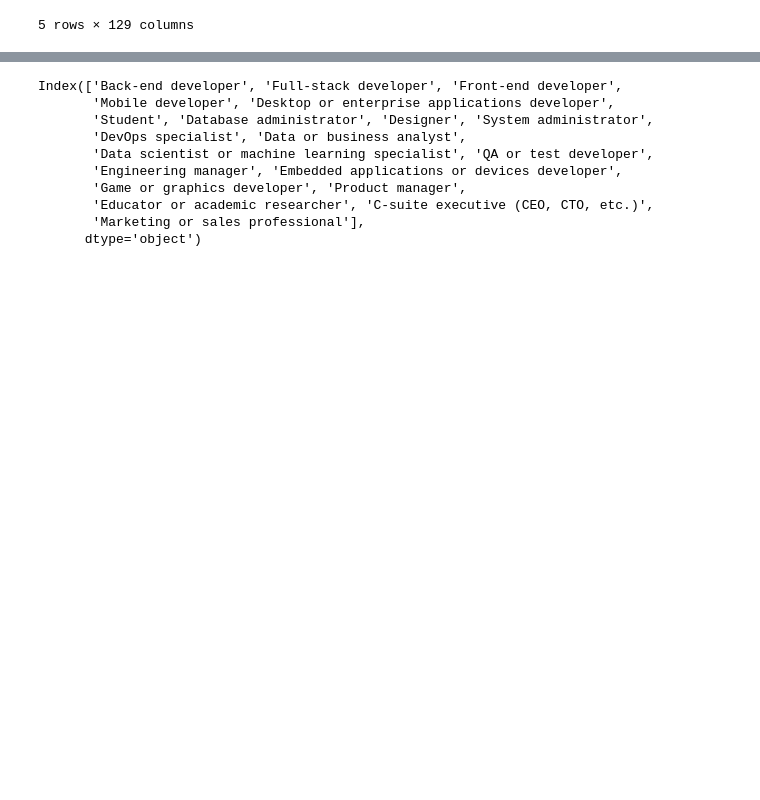
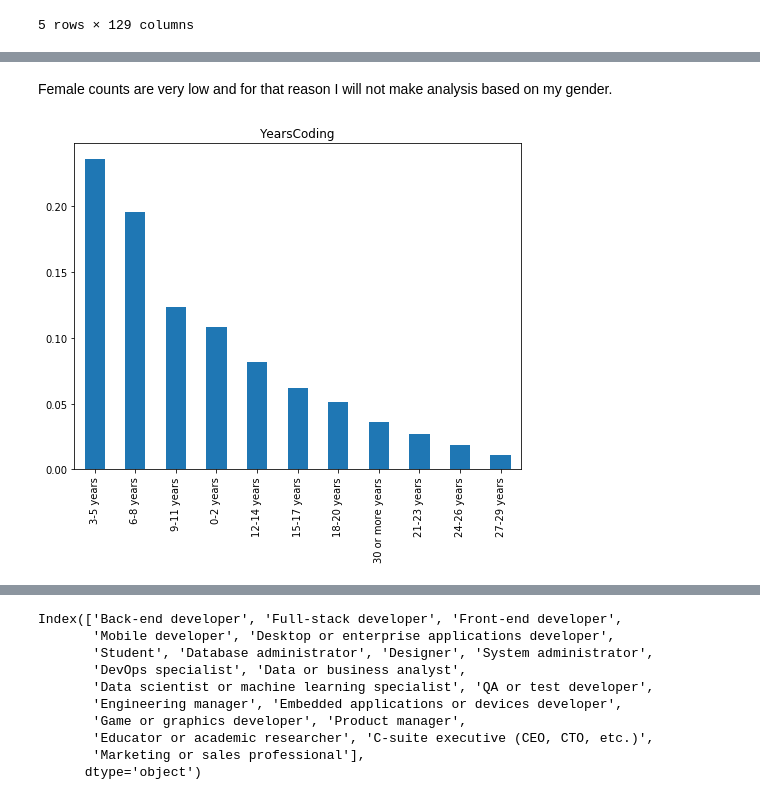
Before and after one commit to olgared/Stackoverflow-2018-survey, a Jupyter notebook: stackoverflow_survey.ipynb, the cells around one changed output, grey strips where cells are left out. Cells and saved outputs as stored; diff of their text form; code cells hidden in the pictures; blank space fills up the shorter version.

```diff
--- a/stackoverflow_survey.ipynb
+++ b/stackoverflow_survey.ipynb
@@ -30,0 +109,6 @@ df_18.head()
+# %% [markdown]
+Female counts are very low and for that reason I will not make analysis based on my gender.
+# %%
+plot_feature('YearsCoding', 15)
+# %% [output]
+[figure, added]
```
Also changed, not shown: parts of 58 cells of this notebook.
